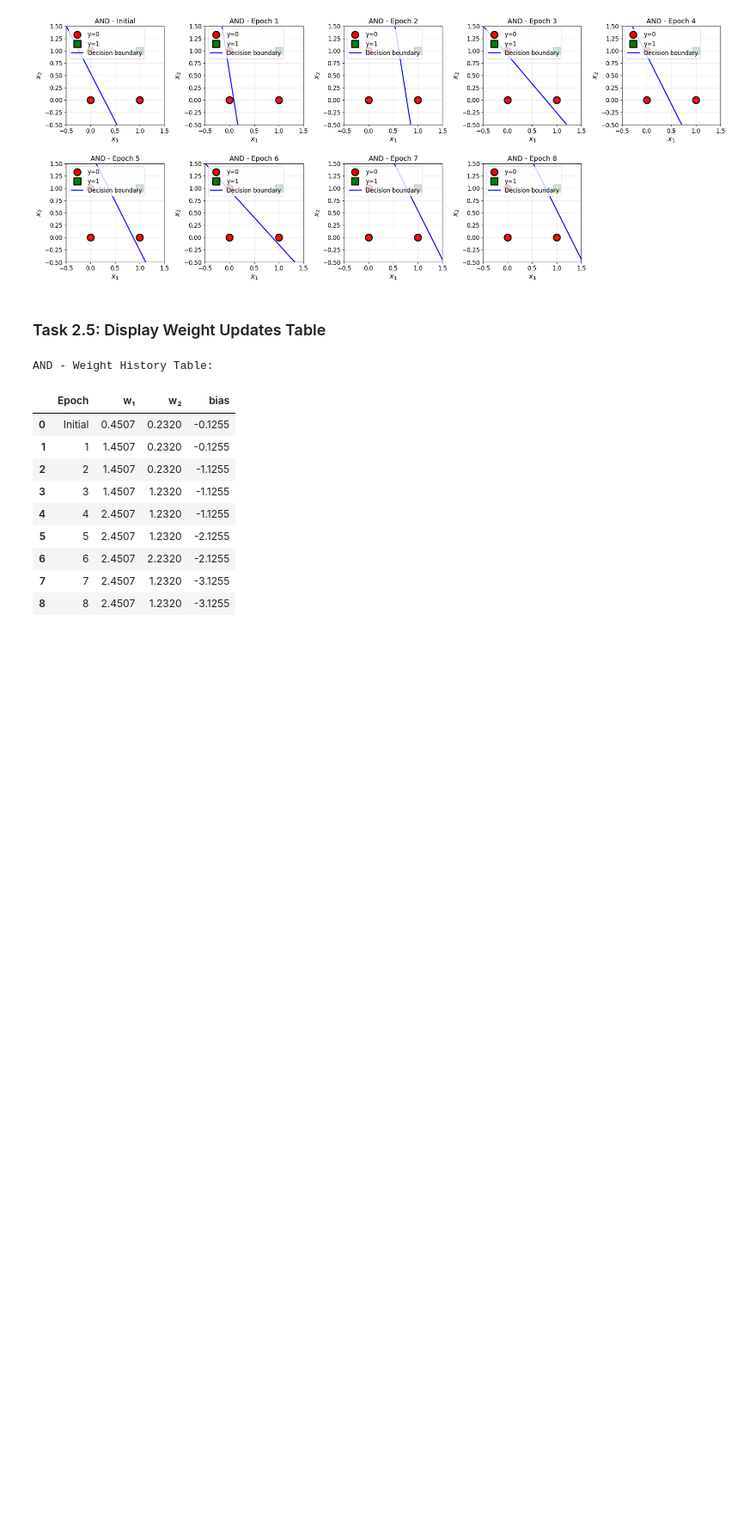
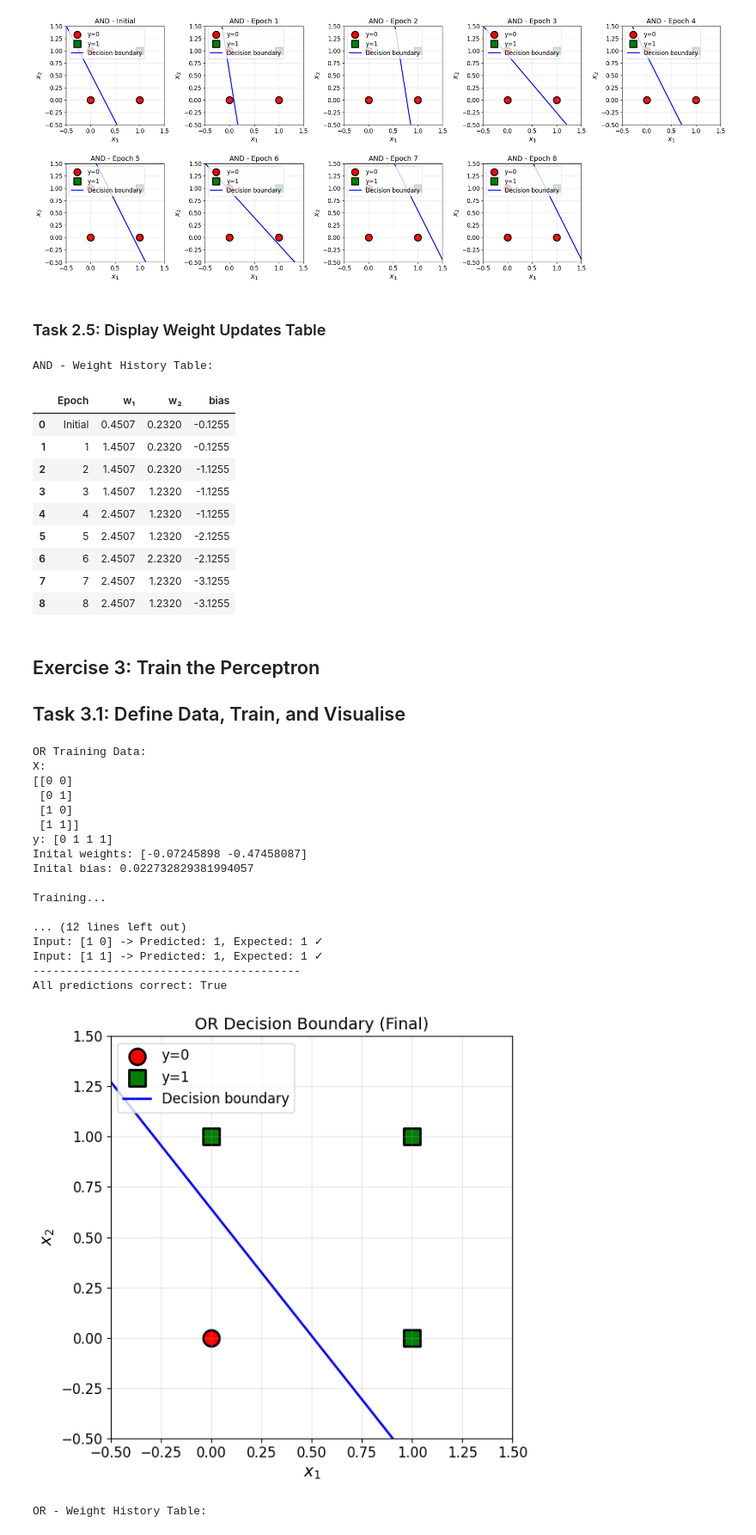
Before and after one commit to KarolisBz/ARTIFICIAL-INTELLIGENCE-LABS, a Jupyter notebook: Lab1.ipynb, the cells around one changed output. Shown at 86% size. Cells and saved outputs as stored; diff of their text form; code cells hidden in the pictures; blank space fills up the shorter version.

```diff
--- a/Lab1.ipynb
+++ b/Lab1.ipynb
@@ -346,3 +346,80 @@ AND - Weight History Table:
 | 6 | 6 | 2.4507 | 2.2320 | -2.1255 |
 | 7 | 7 | 2.4507 | 1.2320 | -3.1255 |
 | 8 | 8 | 2.4507 | 1.2320 | -3.1255 |
+# %% [markdown]
+## Exercise 3: Train the Perceptron
+## Task 3.1: Define Data, Train, and Visualise
+# %%
+# --- 3.1.1. Define the training data for the OR operation: ---
+X_or = np.array([
+    [0, 0],
+    [0, 1],
+    [1, 0],
+    [1, 1]])
+
+y_or = np.array([0, 1, 1, 1])
+
+print("OR Training Data:")
+print("X:")
+print(X_or)
+print("y:", y_or)
+
+# --- 3.1.2 Train a new perceptron for the OR operation: ---
+# Create Perceptron
+perceptron_or = Perceptron(n_inputs=2, learning_rate=1.0)
+
+print("Inital weights:", perceptron_or.weights)
+print("Inital bias:", perceptron_or.bias)
+print("\nTraining...\n")
+
+# Train (store the histroy for later visualisation)
+history_or = perceptron_or.train(X_or, y_or, epochs=10)
+
+# test on all inputs
+print("\nTesting OR perceptron:")
+print("-" * 40)
+all_correct = True
+
+for i in range(len(X_or)):
+    prediction = perceptron_or.predict(X_or[i])
+    correct = "✓" if prediction == y_or[i] else "✕"
+    if prediction != y_or[i]:
+        all_correct = False
+    print(f"Input: {X_or[i]} -> Predicted: {prediction}, Expected: {y_or[i]} {correct}")
+
+print("-" * 40)
+print(f"All predictions correct: {all_correct}")
+
+# --- 3.1.3 Test and verify the OR operation: ---
+# TODO: add code here to plot the decision boundary
+## Hint: reuse the "plot_decision_boundary" method you've already defined in Task 2.3
+plot_decision_boundary(X_or, y_or, perceptron_or.weights, perceptron_or.bias,
+                       "OR Decision Boundary (Final)")
+plt.tight_layout()
+plt.show()
+
+# TODO: add code here to draw the weight history table
+## Hint: reuse the "create_weight_table" method you've already defined in Task 2.5
+print("OR - Weight History Table:")
+df_or = create_weight_table(history_or)
+display(df_or)
+# %% [output]
+OR Training Data:
+X:
+[[0 0]
+ [0 1]
+ [1 0]
+ [1 1]]
+y: [0 1 1 1]
+Inital weights: [-0.07245898 -0.47458087]
+Inital bias: 0.022732829381994057
+
+Training...
+
+... (12 lines left out)
+Input: [1 0] -> Predicted: 1, Expected: 1 ✓
+Input: [1 1] -> Predicted: 1, Expected: 1 ✓
+----------------------------------------
+All predictions correct: True
+[figure, added]
+OR - Weight History Table:
```
Also changed, not shown: parts of 1 cell of this notebook.
